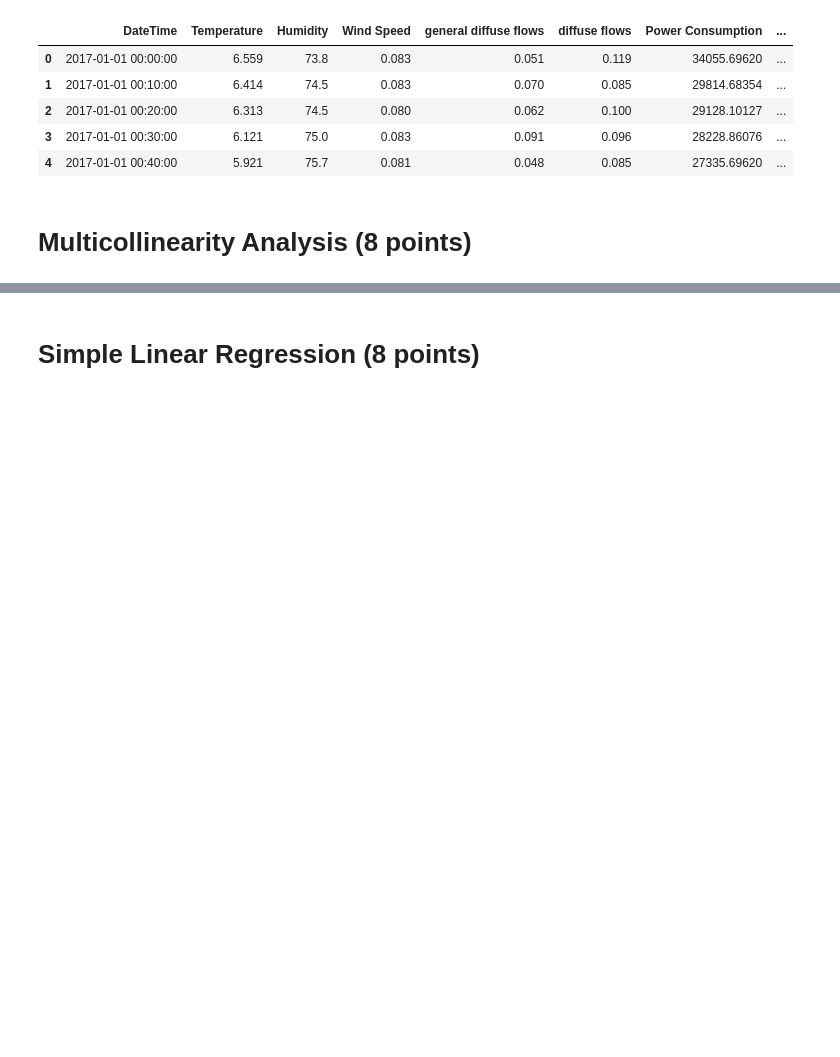
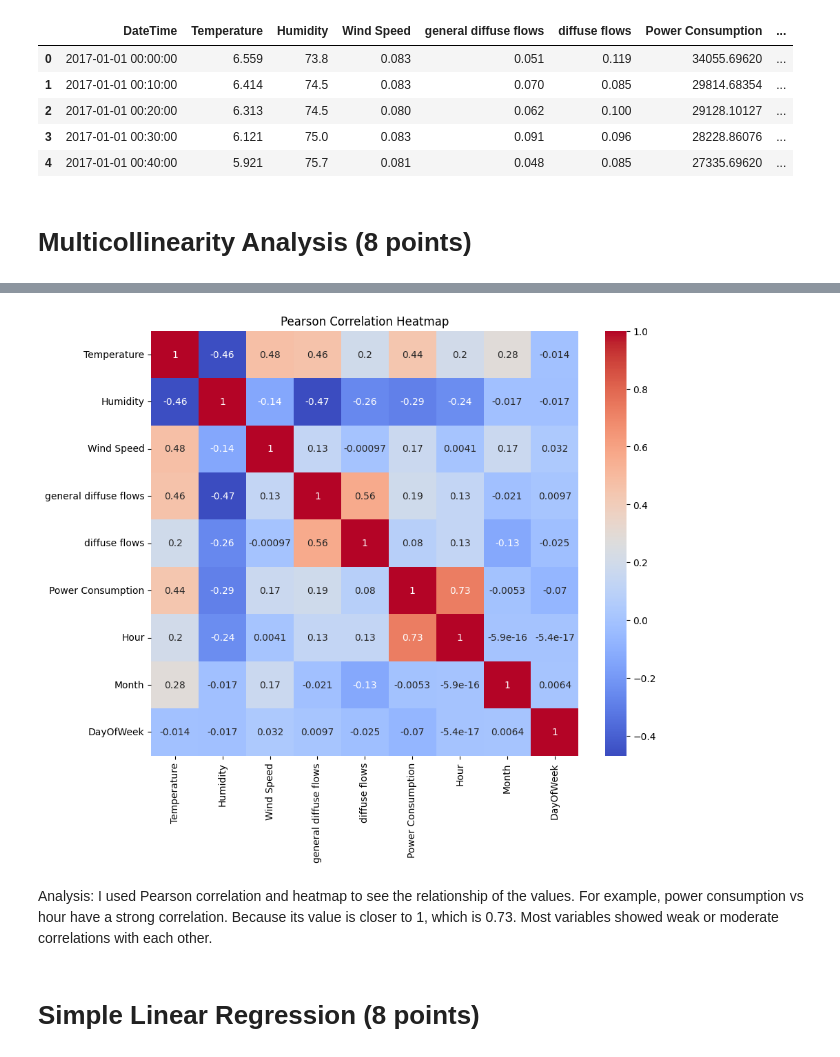
Before and after one commit to zeynepamac01/E221, a Jupyter notebook: hw4/Assignment4_ZeynepAmac.ipynb, the cells around one changed output, grey strips where cells are left out. Saved outputs shown, nothing was run; the diff lists cells and outputs as text; code cells hidden in the pictures; blank space fills up the shorter version.

```diff
--- a/hw4/Assignment4_ZeynepAmac.ipynb
+++ b/hw4/Assignment4_ZeynepAmac.ipynb
@@ -68,3 +87,16 @@ sb.pairplot(my_dataset) # plot histogram for each column
+# %%
+#plot the pearson results
+
+plt.figure(figsize=(10, 8))
+
+sb.heatmap(pearson_corr, annot=True, cmap="coolwarm")
+
+plt.title("Pearson Correlation Heatmap")
+plt.show()
+# %% [output]
+[figure, added]
+# %% [markdown]
+Analysis: I used Pearson correlation and heatmap to see the relationship of the values. For example, power consumption vs hour have a strong correlation. Because its value is closer to 1, which is 0.73. Most variables showed weak or moderate correlations with each other.
 # %% [markdown]
 # **Simple Linear Regression (8 points)**
 # %%
```
Also changed, not shown: parts of 17 cells of this notebook.
